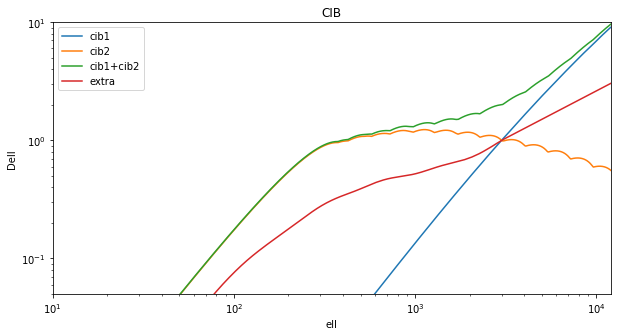
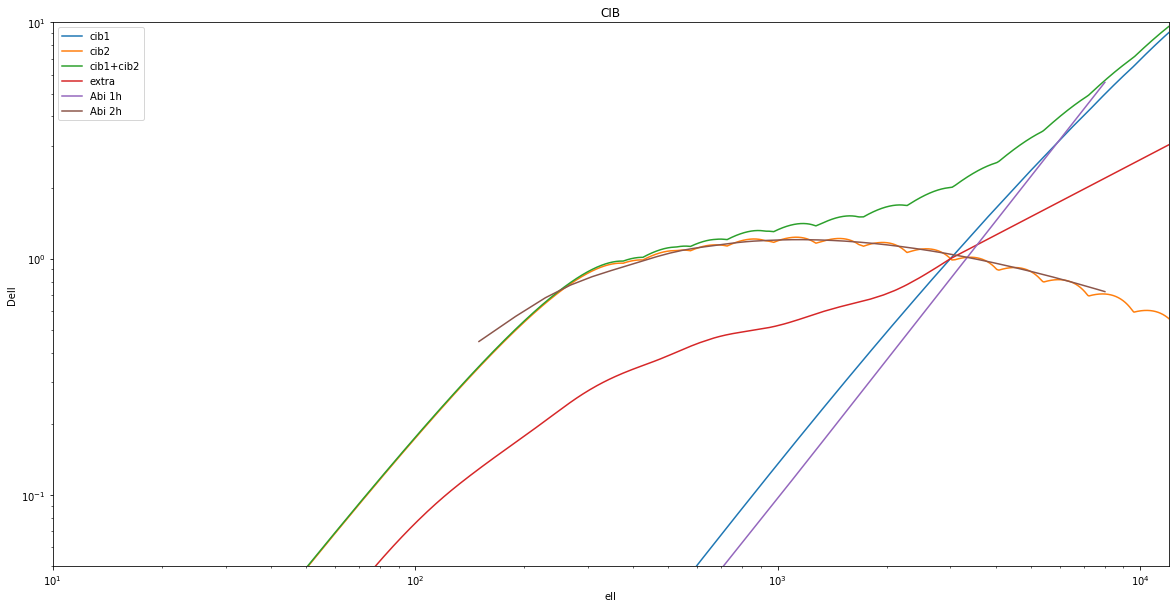
The change to this notebook cell's code, shown as a diff; its figure went from the first image to the second:
--- before
+++ after
@@ -1,3 +1,3 @@
-plt.figure(figsize=(10,5))
+plt.figure(figsize=(20,10))
 plt.loglog()
 plt.title("CIB")
@@ -7,4 +7,6 @@
 plt.plot(cibe_ell, cibe_dell, label="extra")
 
+plt.plot(ciba1h_ell, ciba1h_dell/ciba1h_dell[22]/10, label="Abi 1h")
+plt.plot(ciba2h_ell, ciba2h_dell/ciba2h_dell[22]*1.2, label="Abi 2h")
 
 plt.legend()

Commit: update with more templates